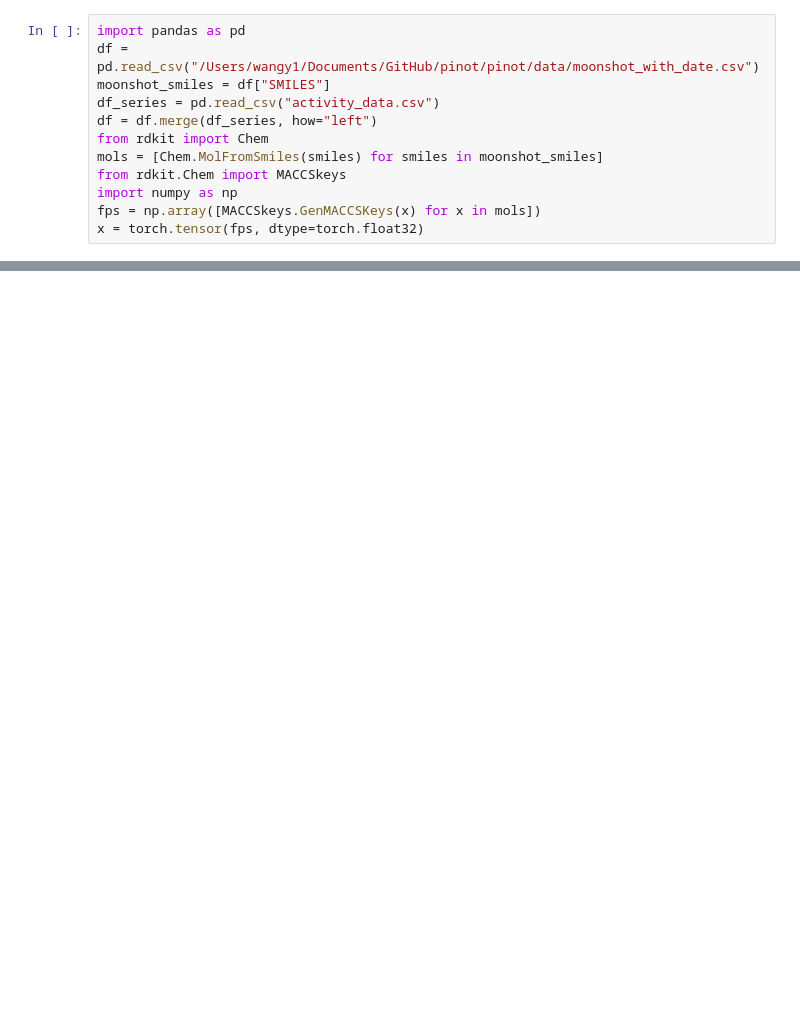
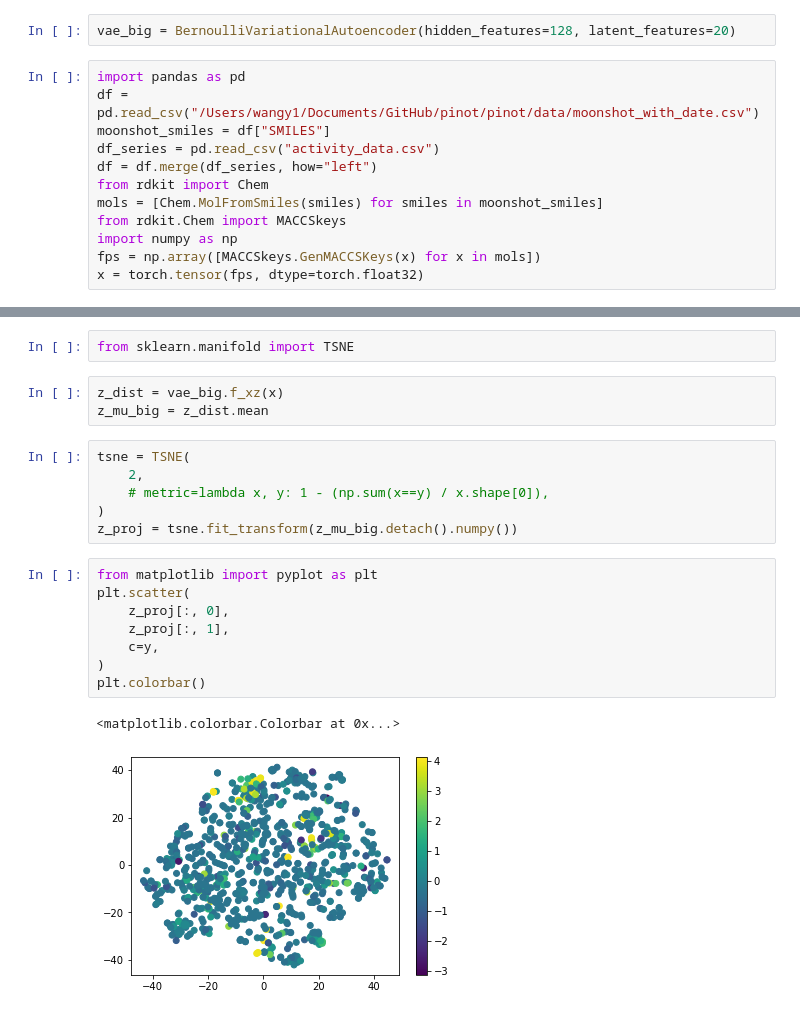
Before and after one commit to choderalab/pinot, a Jupyter notebook: scripts/traj_plot/vae.ipynb, the cells around one changed output, grey strips where cells are left out. Saved outputs shown, nothing was run; the diff lists cells and outputs as text; blank space fills up the shorter version.

```diff
--- a/scripts/traj_plot/vae.ipynb
+++ b/scripts/traj_plot/vae.ipynb
@@ -53,3 +71,5 @@ vae = BernoulliVariationalAutoencoder()
+# %%
+vae_big = BernoulliVariationalAutoencoder(hidden_features=128, latent_features=20)
 # %%
 import pandas as pd
 df = pd.read_csv("/Users/wangy1/Documents/GitHub/pinot/pinot/data/moonshot_with_date.csv")
@@ -86,0 +178,22 @@ plt.scatter(
+# %%
+from sklearn.manifold import TSNE
+# %%
+z_dist = vae_big.f_xz(x)
+z_mu_big = z_dist.mean
+# %%
+tsne = TSNE(
+    2,
+    # metric=lambda x, y: 1 - (np.sum(x==y) / x.shape[0]),
+)
+z_proj = tsne.fit_transform(z_mu_big.detach().numpy())
+# %%
+from matplotlib import pyplot as plt
+plt.scatter(
+    z_proj[:, 0],
+    z_proj[:, 1],
+    c=y,
+)
+plt.colorbar()
+# %% [output]
+<matplotlib.colorbar.Colorbar at 0x...>
+[figure, added]
```
Also changed, not shown: parts of 9 cells of this notebook, 9 other files.
